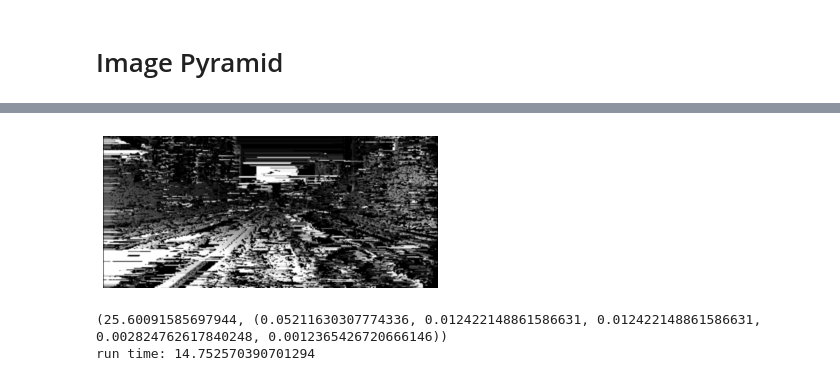
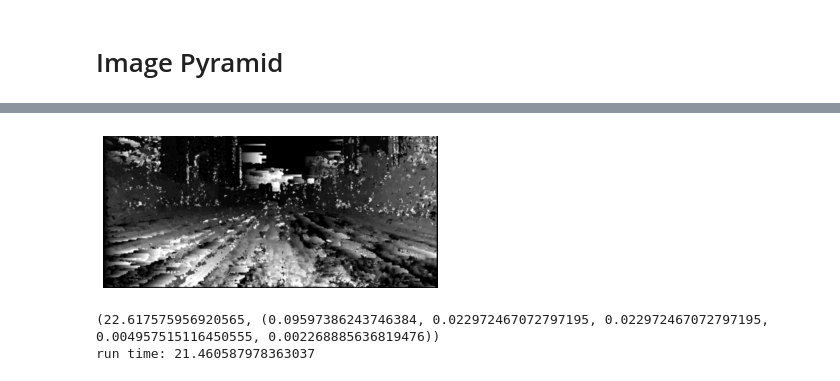
Before and after one commit to R-HUA/COMP90086-Computer-Vision, a Jupyter notebook: COMP90086.ipynb, the cells around one changed output, grey strips where cells are left out. Saved outputs shown, nothing was run; the diff lists cells and outputs as text; code cells hidden in the pictures.

```diff
--- a/COMP90086.ipynb
+++ b/COMP90086.ipynb
@@ -363,7 +427,7 @@ def ssd_(st,end,imgL,imgR,window_size,disparity):
 
 
 
-def ssd(imgL,imgR,window_size):
+def subpixel_ssd(imgL,imgR,window_size):
   width, height = imgL.shape[:2]
   d = np.zeros((width, height), np.uint16)
   st = window_size//2
@@ -388,6 +452,0 @@ run_time = end_time - start_time
-# %%
-print(fname)
-from google.colab.patches import cv2_imshow
-d = cv2.GaussianBlur(d, (5,5), 1.5);
-cv2_imshow(d)
-errors(ground_truth[fname]/256,d/256)
@@ -445,4 +452,0 @@ def dp_disparity(imageL,imageR,disp_range):
-# %%
-start = time.time()
-d = dp_disparity(imgs[fname][0],imgs[fname][1],32)
-print("\n run time: %.2f"%(time.time()-start))
@@ -493,27 +481,12 @@ run time: 14.393214464187622
-# %%
-img_name = "2018-07-09-16-11-56_2018-07-09-16-11-56-702"
-start = time.time()
-SEARCH_BLOCK_SIZE = 16
-
-rows, cols = map(int, imgs[img_name][0].shape)
-pyrl = cv2.pyrDown(imgs[img_name][0], dstsize=(cols // 2, rows // 2))
-pyrr = cv2.pyrDown(imgs[img_name][1], dstsize=(cols // 2, rows // 2))
-
-
-pyrd = dp_disparity(pyrl,pyrr,16)
-d = cv2.pyrUp(pyrd)
-
-
-d = np.r_[d,np.zeros((rows - d.shape[0],d.shape[1]))]
-d = np.c_[d,np.zeros((d.shape[0],cols - d.shape[1]))]
-
-plt.imshow(d * 20, cmap='gray')
-plt.axis('off')
-plt.show()
-print(errors(ground_truth[img_name]/256,d))
-
-print("run time:", time.time() - start)
-# %% [output]
-[figure, removed]
-(25.60091585697944, (0.05211630307774336, 0.012422148861586631, 0.012422148861586631, 0.002824762617840248, 0.0012365426720666146))
-run time: 14.752570390701294
+# %%
+p_dmap,p_run_time,p_errs = pyramid(imgs[img_name][0],imgs[img_name][1],ssd)
+
+plt.imshow(p_dmap * 5, cmap='gray')
+plt.axis('off')
+plt.show()
+print(p_errs)
+print("run time:", p_run_time)
+# %% [output]
+[figure, added]
+(22.617575956920565, (0.09597386243746384, 0.022972467072797195, 0.022972467072797195, 0.004957515116450555, 0.002268885636819476))
+run time: 21.460587978363037
```
Also changed, not shown: parts of 37 cells of this notebook, 1 other file.
